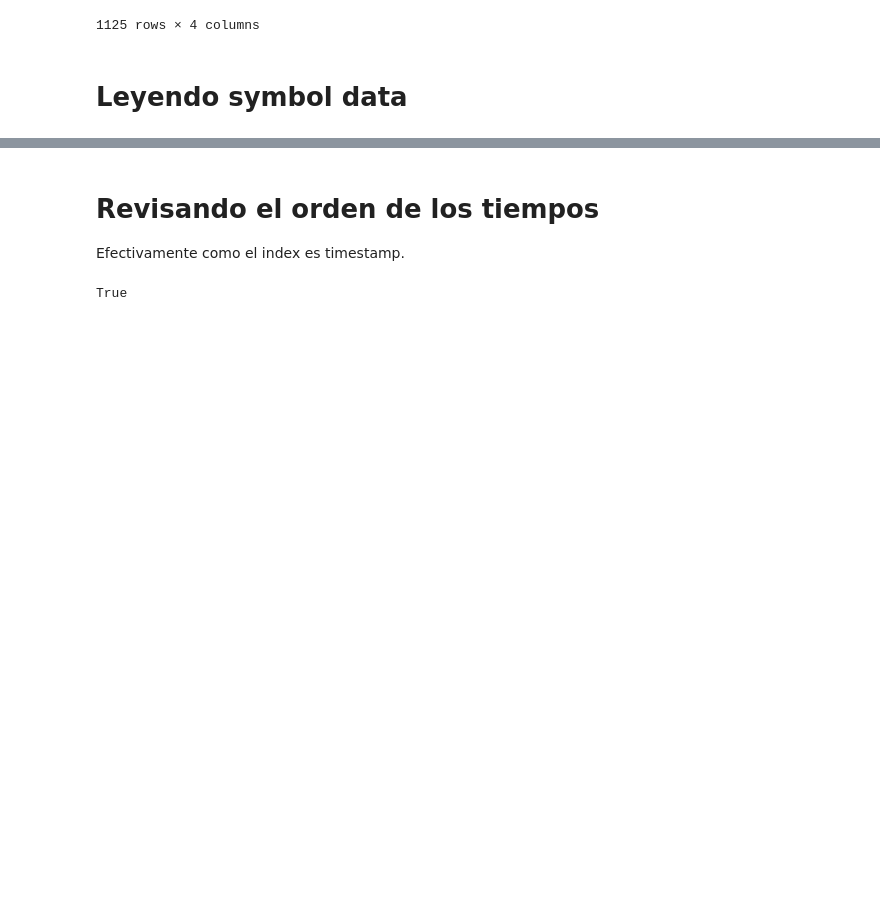
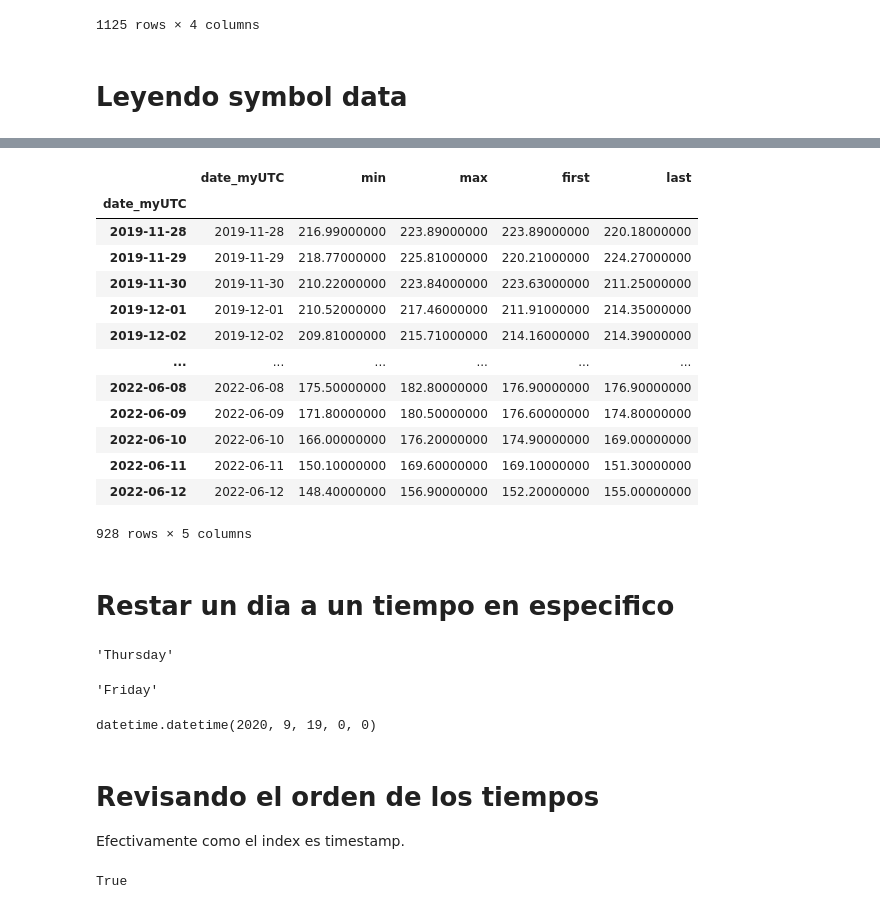
Before and after one commit to joankenobi/analisis_de_datos_copy_trading, a Jupyter notebook: Proyecto/notebooks/analisis_de_datos_prueba.ipynb, the cells around one changed output, grey strips where cells are left out. Drawn from its saved outputs; the diff is of its cells as text; code cells hidden in the pictures; blank space fills up the shorter version.

```diff
--- a/Proyecto/notebooks/analisis_de_datos_prueba.ipynb
+++ b/Proyecto/notebooks/analisis_de_datos_prueba.ipynb
@@ -256,0 +292,29 @@ df_symbol:pd.DataFrame=pd.read_pickle("../../BTCUSDT-5m-data.pickle")
+# %%
+data_by_day=df_temp.groupby(df_temp[column_time].dt.date,).agg({column_value:['min', 'max', 'first', 'last']} )
+# %%
+data_by_day=data_by_day[column_value]
+# %%
+data_by_day.reset_index(inplace=True)
+# %%
+data_by_day.reset_index(inplace=True)
+data_by_day["date_myUTC"]=pd.to_datetime(data_by_day["date_myUTC"])
+data_by_day.set_index("date_myUTC",drop=False,inplace=True)
+# %%
+data_by_day
+# %% [output]
+|  | date_myUTC | min | max | first | last |
+| date_myUTC |  |  |  |  |  |
+| 2019-11-28 | 2019-11-28 | 216.99000000 | 223.89000000 | 223.89000000 | 220.18000000 |
+| 2019-11-29 | 2019-11-29 | 218.77000000 | 225.81000000 | 220.21000000 | 224.27000000 |
+| 2019-11-30 | 2019-11-30 | 210.22000000 | 223.84000000 | 223.63000000 | 211.25000000 |
+| 2019-12-01 | 2019-12-01 | 210.52000000 | 217.46000000 | 211.91000000 | 214.35000000 |
+| 2019-12-02 | 2019-12-02 | 209.81000000 | 215.71000000 | 214.16000000 | 214.39000000 |
+| ... | ... | ... | ... | ... | ... |
+| 2022-06-08 | 2022-06-08 | 175.50000000 | 182.80000000 | 176.90000000 | 176.90000000 |
+| 2022-06-09 | 2022-06-09 | 171.80000000 | 180.50000000 | 176.60000000 | 174.80000000 |
+| 2022-06-10 | 2022-06-10 | 166.00000000 | 176.20000000 | 174.90000000 | 169.00000000 |
+| 2022-06-11 | 2022-06-11 | 150.10000000 | 169.60000000 | 169.10000000 | 151.30000000 |
+| 2022-06-12 | 2022-06-12 | 148.40000000 | 156.90000000 | 152.20000000 | 155.00000000 |
+928 rows × 5 columns
+# %% [markdown]
+# Restar un dia a un tiempo en especifico
@@ -257,3 +323,15 @@ df_symbol:pd.DataFrame=pd.read_pickle("../../BTCUSDT-5m-data.pickle")
+# %%
+data_by_day.iloc[0,0].day_name()
+# %% [output]
+'Thursday'
+# %%
+next_day.day_name()
+# %% [output]
+'Friday'
+# %%
+datetime.fromisoformat("2020-09-20")-timedelta(days=1)
+# %% [output]
+datetime.datetime(2020, 9, 19, 0, 0)
 # %% [markdown]
 # Revisando el orden de los tiempos
 
```
Also changed, not shown: parts of 11 cells of this notebook, 3 other files.
